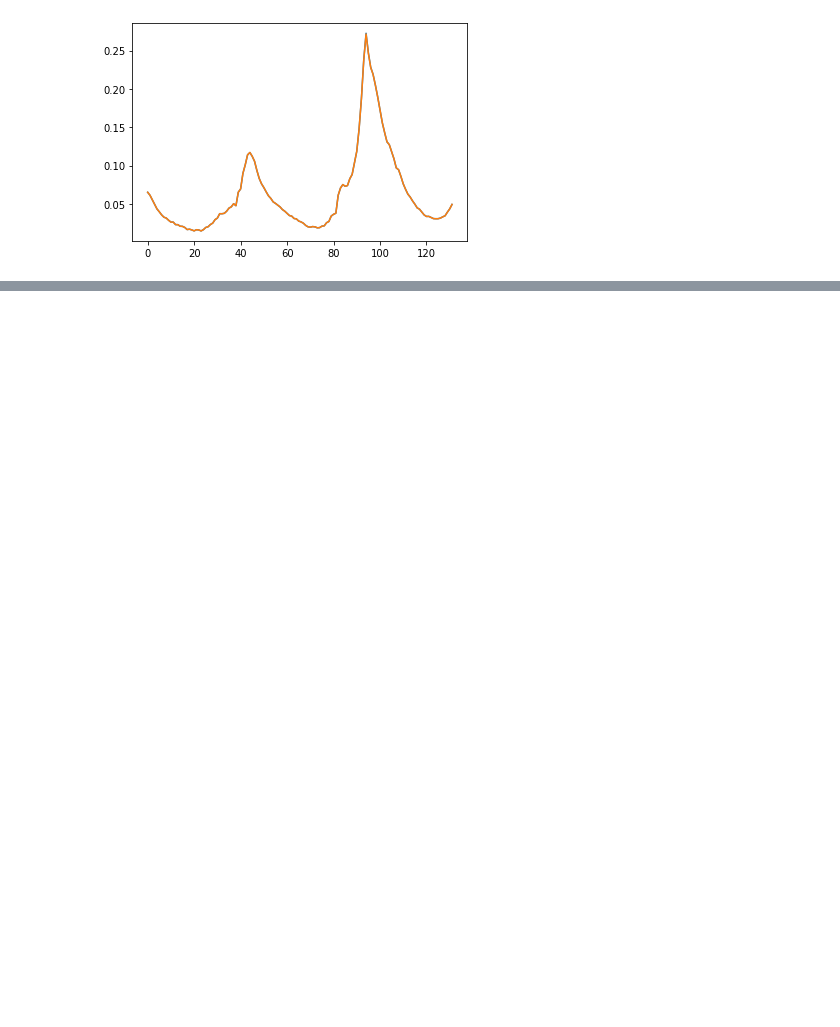
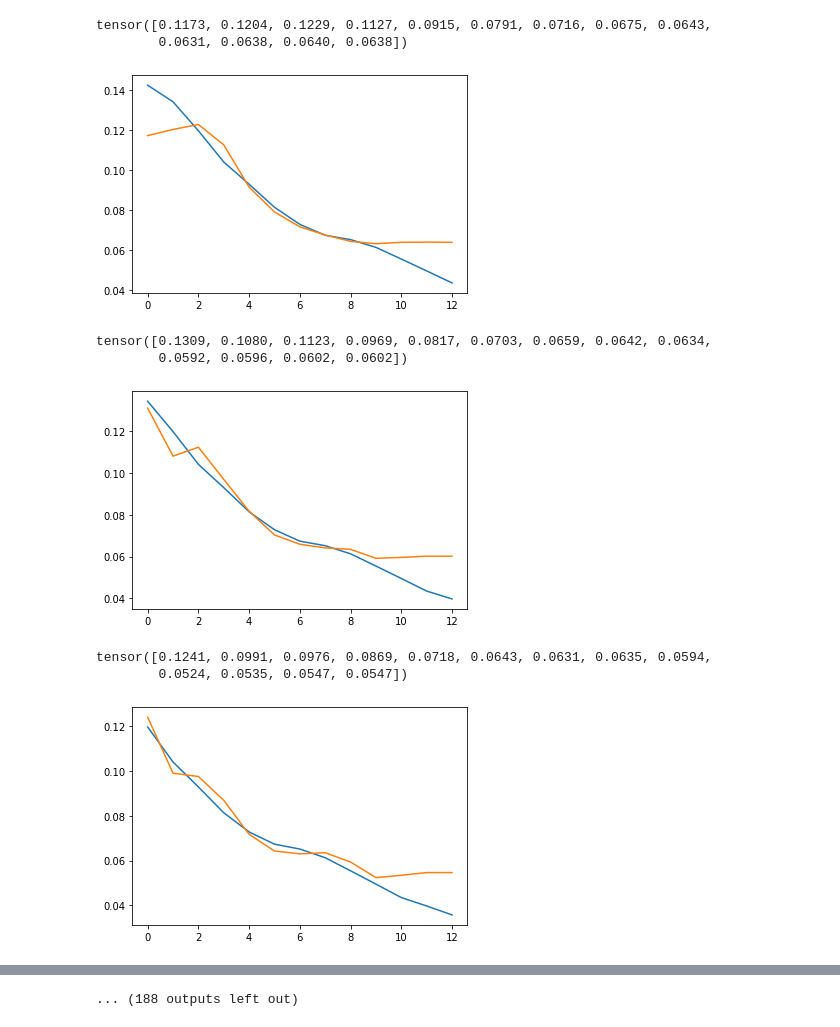
Before and after one commit to masonb13/NN_Forecasting, a Jupyter notebook: LSTM.ipynb, the cells around one changed output, grey strips where cells are left out. Saved outputs shown, nothing was run; the diff lists cells and outputs as text; code cells hidden in the pictures; blank space fills up the shorter version.

Commit message:
works on just 1 pred ahead LSTM

```diff
--- a/LSTM.ipynb
+++ b/LSTM.ipynb
@@ -12,18 +12,16 @@ from torch.utils.data import Dataset
 #torch data set
 class dataSetAll(Dataset):
     def __init__(self, yearLow, yearHigh,numFeat,numOut):
-        #import data from CDC
+        #import data from CSV
         self.df = pd.read_csv("data\FluViewPhase2Data\WHO_NREVSS_Combined_prior_to_2015_16.csv")
         self.df = self.df[(yearLow <= self.df["YEAR"]) & (self.df["YEAR"] < yearHigh)]["TOTAL"]
-        #turn data into features and output
-        #features: 5 previous + one from last year for predicted
-        #output: prediction for next time
 
-        #create test data
         self.numFeat = numFeat #------------------------
         self.numOut = numOut
+
         self.data = np.asarray(self.df,dtype=np.float32)
-        self.data = self.data / np.linalg.norm(self.data)
+        self.norm = np.linalg.norm(self.data)
+        self.data = self.data / self.norm
         self.data = torch.as_tensor(self.data)
 
     def __len__(self):
@@ -31,7 +29,7 @@ class dataSetAll(Dataset):
 
     def __getitem__(self,idx):
         # idx = 0
-        return self.data[idx:idx+self.numFeat],self.data[idx:idx+self.numFeat+self.numOut-1]
+        return self.data[idx:idx+self.numFeat],self.data[idx+1:idx+self.numFeat+self.numOut]
 # %%
 #create data loaders
 numFeat = 10
@@ -151,7 +123,7 @@ def train_loop(dataloader, model, loss_fn, optimizer,t):
 # %%
 learning_rate = .005
 batch_size = 100
-epochs = 100
+epochs = 200
 loss_fn = nn.MSELoss()
 optimizer = torch.optim.Adam(model.parameters(), lr=learning_rate)
 # print(list(model.parameters()))
@@ -185,50 +147,55 @@ Done!
 # %%
-def test_loop(dataloader, model):
-    yearLow = 2013
-    yearHigh = 2020
-    df = pd.read_csv("data\FluViewPhase2Data\WHO_NREVSS_Combined_prior_to_2015_16.csv")
-    df = df[(yearLow <= df["YEAR"]) & (df["YEAR"] < yearHigh)]["TOTAL"]
-    data = np.array(df)
-    numFeat = 10 #------------------------
-    numOut = 1
-
-    size = len(data)-numFeat-numOut
+def test_loop(model):
+    numFeat = 10
+    numOut = 4
+    test_data = dataSetAll(2013,2100,numFeat,numOut)
 
     with torch.no_grad():
-        for idx in range(4,len(test_data)):
-            feat = test_data[idx][0]
-            y = test_data[idx][1]
-            X = feat
-            pred = model(X).squeeze().numpy()
-            plt.plot(np.append(feat,pred))
-            plt.plot(np.append(feat,y))
+        for idx in range(len(test_data)):
+            X = test_data[idx][0]
+            Y = test_data[idx][1]
+            feat = X[None,:]
+            pred = model.predict(feat,numOut)[0]
+            plt.plot(Y)
+            print(pred)
+            plt.plot(pred)
 
             plt.show()
+            # break
+
 
 def graph(model):
+    numFeat = 10
+    numOut = 4
+    test_data = dataSetAll(2013,2100,numFeat,numOut)
+
     with torch.no_grad():
         predY = []
         actY = []
         for idx in range(len(test_data)):
-            feat = test_data[idx][0]
+            X = test_data[idx][0]
             y = test_data[idx][1]
-            X = feat[None,:]
-            # print(X.size())
-            pred = model.predict(X,3)
-            # print(pred[0][numFeat::])
-            # print(pred)
-            predY.append(pred[0][numFeat::][0])
-            actY.append(y.numpy()[-1])
-            # plt.plot(np.append(feat,pred))
-            # plt.plot(np.append(feat,y))
+            feat = X[None,:]
 
+            pred = model.predict(feat,numOut)[0]
+            future = 0
 
+            predY.append(pred[numFeat-1::][future])
+            actY.append(y[numFeat-1::][future])
 
         plt.plot(actY)
         plt.plot(predY)
         plt.show()
 
-graph(model)
-# test_loop(test_dataloader,model)
+# graph(model)
+test_loop(model)
 # %% [output]
+tensor([0.1173, 0.1204, 0.1229, 0.1127, 0.0915, 0.0791, 0.0716, 0.0675, 0.0643,
+        0.0631, 0.0638, 0.0640, 0.0638])
-[figure, old version]
+[figure, new version]
+tensor([0.1309, 0.1080, 0.1123, 0.0969, 0.0817, 0.0703, 0.0659, 0.0642, 0.0634,
+        0.0592, 0.0596, 0.0602, 0.0602])
+[figure, added]
+tensor([0.1241, 0.0991, 0.0976, 0.0869, 0.0718, 0.0643, 0.0631, 0.0635, 0.0594,
+        0.0524, 0.0535, 0.0547, 0.0547])
+[figure, added]
@@ -234,0 +211 @@ graph(model)
+... (188 outputs left out)
```
Also changed, not shown: parts of 6 cells of this notebook, 1 other file.
